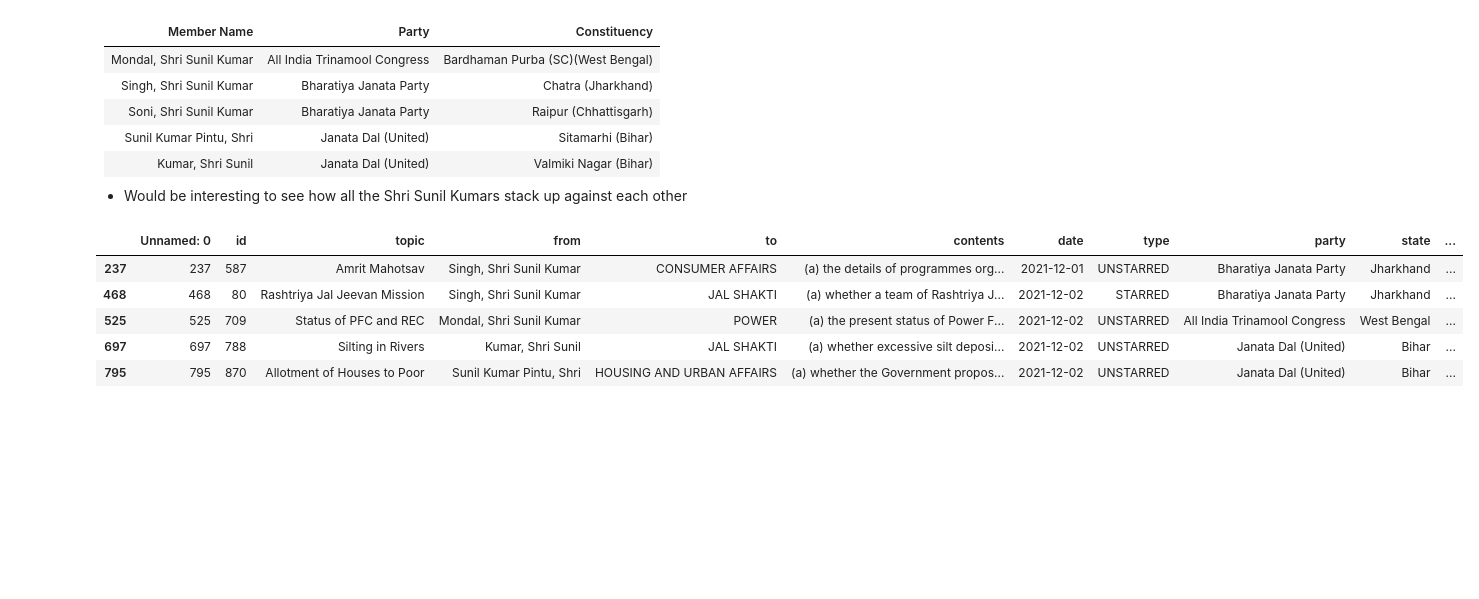
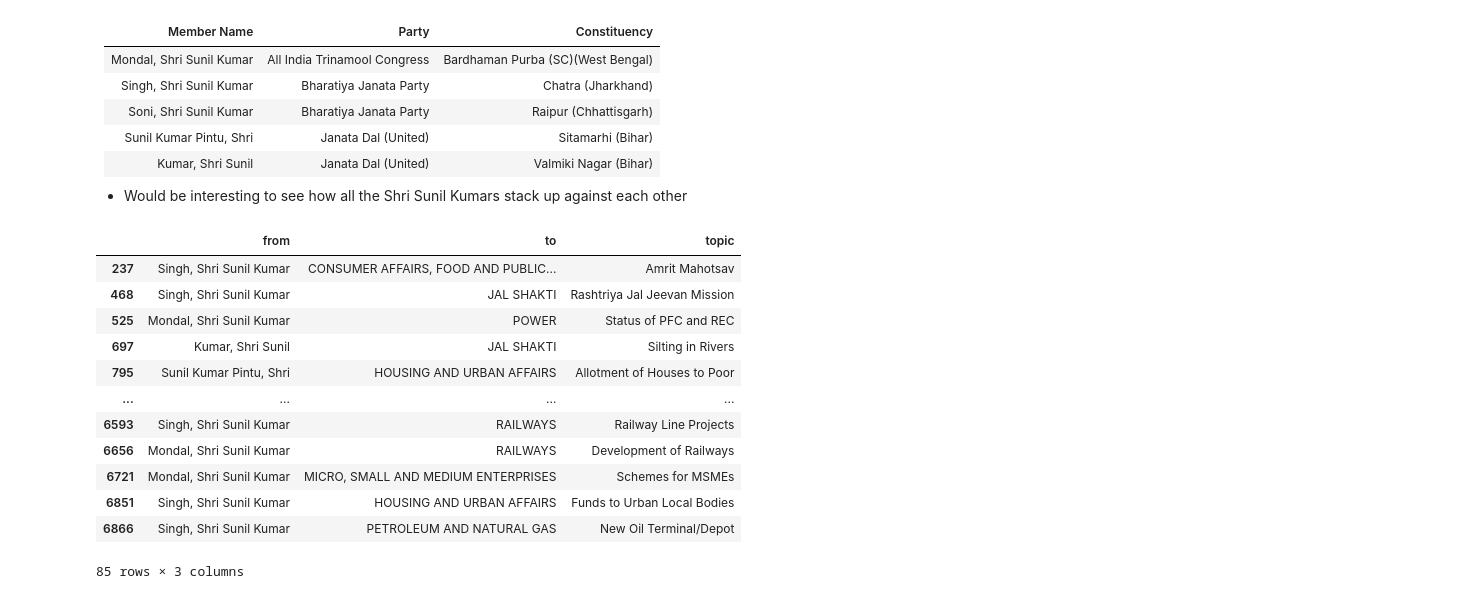
Before and after one commit to sammitjain/loksabha-questions, a Jupyter notebook: lok-sabha-questions-a-quick-peek.ipynb, the cells around one changed output. Drawn from its saved outputs; the diff is of its cells as text; code cells hidden in the pictures; blank space fills up the shorter version.

```diff
--- a/lok-sabha-questions-a-quick-peek.ipynb
+++ b/lok-sabha-questions-a-quick-peek.ipynb
@@ -53,0 +73,5 @@ A total of 4250 unique questions were asked in the Lok Sabha from 2021-12-01 to
+# %%
+# Let's get some statistics on who asked the longest and shortest questions in the ongoing session
+questions['Question Length'] = questions.contents.apply(len)
+questions_length_wise = questions.sort_values('Question Length')[['from', 'topic', 'contents', 'Question Length']]
+questions_length_wise
@@ -191,15 +284,22 @@ plt.show()
 * Would be interesting to see how all the Shri Sunil Kumars stack up against each other
 # %%
 # Collect all questions
-questions_sunil = questions[questions['from'].str.contains('Sunil') & questions['from'].str.contains('Kumar')]
-questions_sunil.head()
+questions_sunil = questions[questions['from'].str.contains('Sunil') & questions['from'].str.contains('Kumar')][['from', 'to', 'topic']]
+questions_sunil
 # %% [output]
-|  | Unnamed: 0 | id | topic | from | to | contents | date | type | party | state | ... |
-| 237 | 237 | 587 | Amrit Mahotsav | Singh, Shri Sunil Kumar | CONSUMER AFFAIRS | (a) the details of programmes org... | 2021-12-01 | UNSTARRED | Bharatiya Janata Party | Jharkhand | ... |
-| 468 | 468 | 80 | Rashtriya Jal Jeevan Mission | Singh, Shri Sunil Kumar | JAL SHAKTI | (a) whether a team of Rashtriya J... | 2021-12-02 | STARRED | Bharatiya Janata Party | Jharkhand | ... |
-| 525 | 525 | 709 | Status of PFC and REC | Mondal, Shri Sunil Kumar | POWER | (a) the present status of Power F... | 2021-12-02 | UNSTARRED | All India Trinamool Congress | West Bengal | ... |
-| 697 | 697 | 788 | Silting in Rivers | Kumar, Shri Sunil | JAL SHAKTI | (a) whether excessive silt deposi... | 2021-12-02 | UNSTARRED | Janata Dal (United) | Bihar | ... |
-| 795 | 795 | 870 | Allotment of Houses to Poor | Sunil Kumar Pintu, Shri | HOUSING AND URBAN AFFAIRS | (a) whether the Government propos... | 2021-12-02 | UNSTARRED | Janata Dal (United) | Bihar | ... |
+|  | from | to | topic |
+| 237 | Singh, Shri Sunil Kumar | CONSUMER AFFAIRS, FOOD AND PUBLIC... | Amrit Mahotsav |
+| 468 | Singh, Shri Sunil Kumar | JAL SHAKTI | Rashtriya Jal Jeevan Mission |
+| 525 | Mondal, Shri Sunil Kumar | POWER | Status of PFC and REC |
+| 697 | Kumar, Shri Sunil | JAL SHAKTI | Silting in Rivers |
+| 795 | Sunil Kumar Pintu, Shri | HOUSING AND URBAN AFFAIRS | Allotment of Houses to Poor |
+| ... | ... | ... | ... |
+| 6593 | Singh, Shri Sunil Kumar | RAILWAYS | Railway Line Projects |
+| 6656 | Mondal, Shri Sunil Kumar | RAILWAYS | Development of Railways |
+| 6721 | Mondal, Shri Sunil Kumar | MICRO, SMALL AND MEDIUM ENTERPRISES | Schemes for MSMEs |
+| 6851 | Singh, Shri Sunil Kumar | HOUSING AND URBAN AFFAIRS | Funds to Urban Local Bodies |
+| 6866 | Singh, Shri Sunil Kumar | PETROLEUM AND NATURAL GAS | New Oil Terminal/Depot |
+85 rows × 3 columns
 # %%
 # Grouping these by 'from'
 questions_sunil_wise = questions_sunil.groupby('from')['from'].agg(['count']).sort_values('count', ascending=False).reset_index()
```
Also changed, not shown: parts of 11 cells of this notebook.
